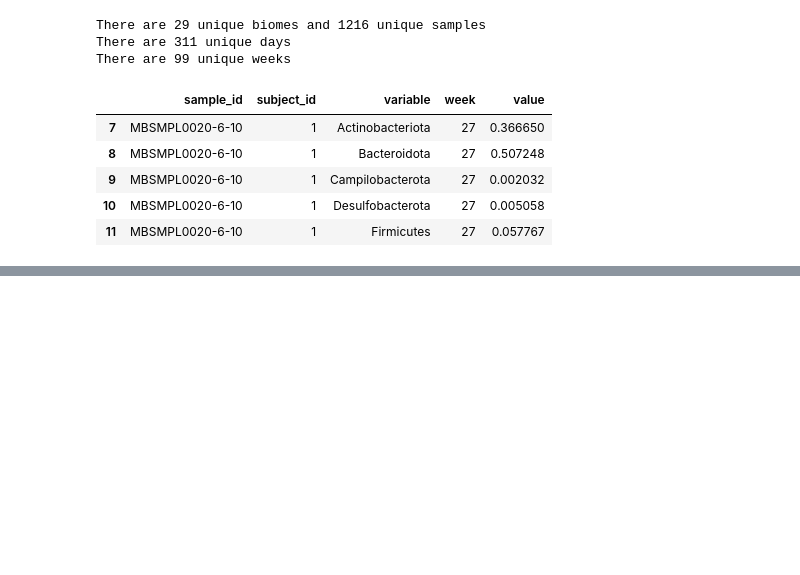
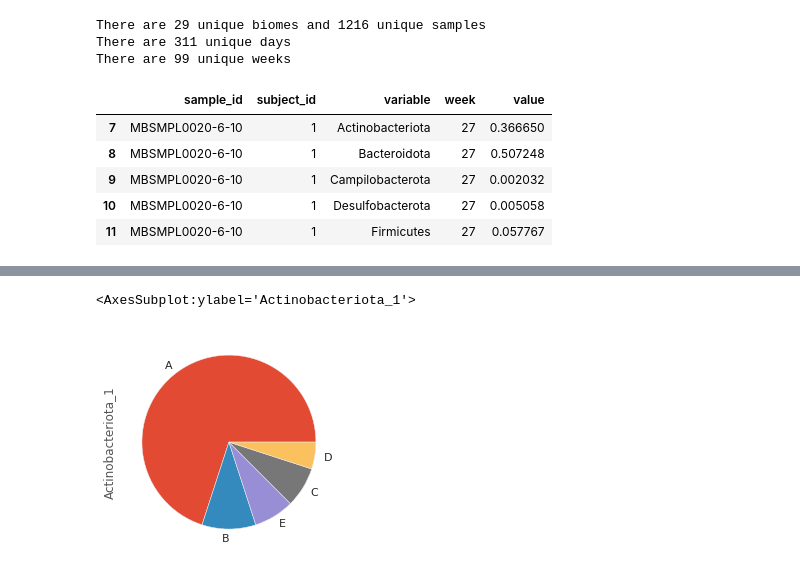
Before and after one commit to zeroknowledgediscovery/qbiome, a Jupyter notebook: examples/quantizer.ipynb, the cells around one changed output, grey strips where cells are left out. Saved outputs shown, nothing was run; the diff lists cells and outputs as text; code cells hidden in the pictures; blank space fills up the shorter version.

```diff
--- a/examples/quantizer.ipynb
+++ b/examples/quantizer.ipynb
@@ -3,6 +3,12 @@ import os
 import sys
 sys.path.insert(0, os.path.abspath('../qbiome'))
 
+import pandas as pd
+import matplotlib.pyplot as plt
+import seaborn as sns
+sns.set_theme()
+plt.style.use('ggplot')
+
 from data_formatter import DataFormatter
 from quantizer import Quantizer
 # %%
@@ -41,0 +48,5 @@ quantized.head()
+# %%
+quantized['Actinobacteriota_1'].value_counts().plot.pie()
+# %% [output]
+<AxesSubplot:ylabel='Actinobacteriota_1'>
+[figure, added]
```
Also changed, not shown: parts of 11 cells of this notebook, 1 other file.
